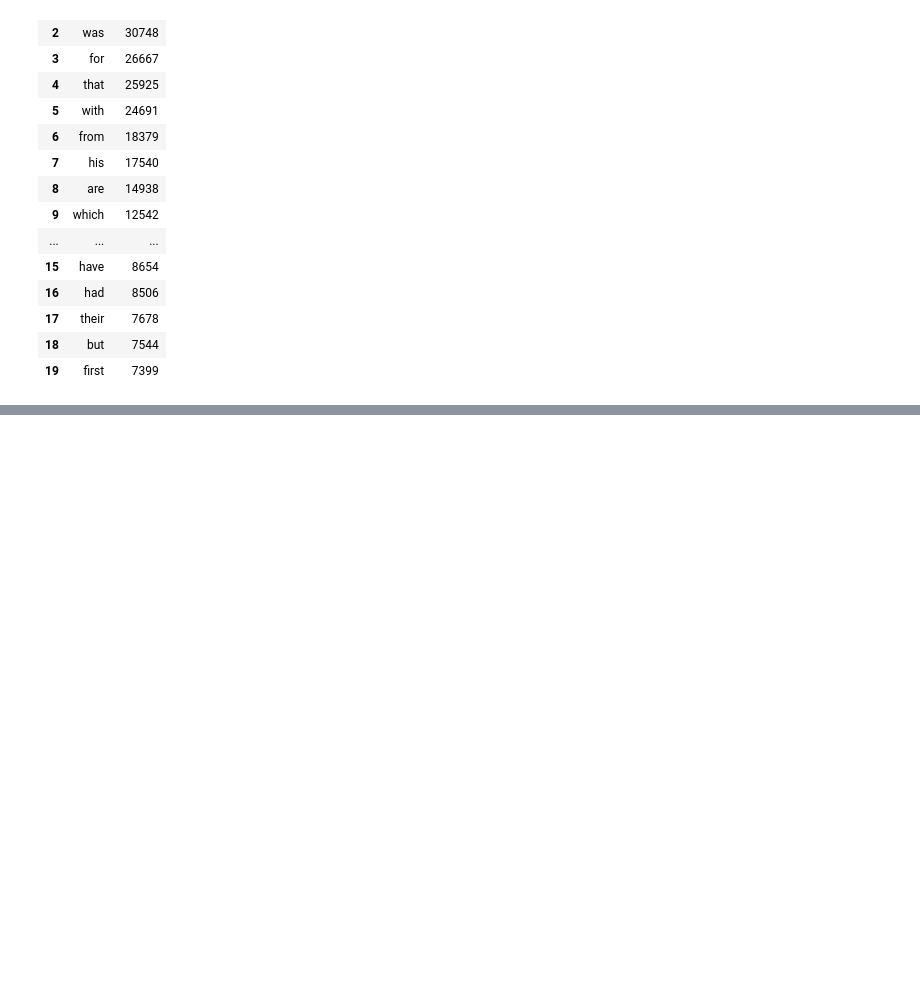
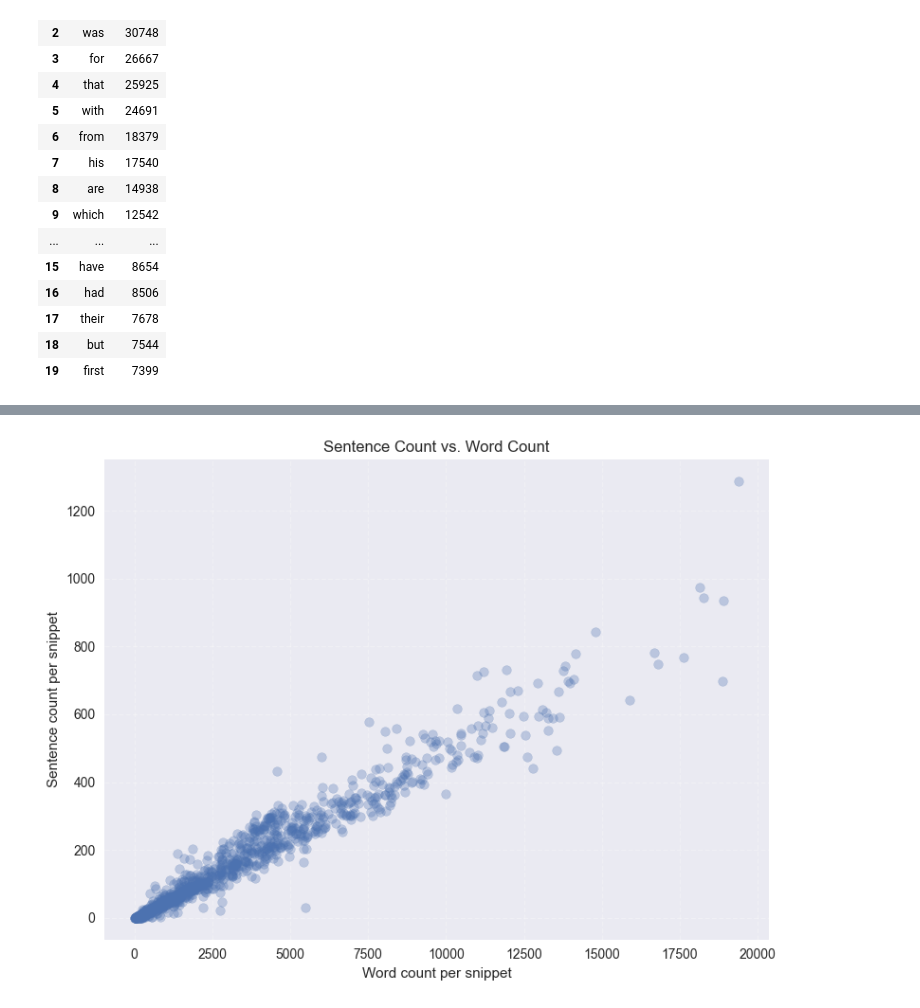
Before and after one commit to marcinleszczynski/swsn-contextual-augumentation-llm, a Jupyter notebook: data_analysis.ipynb, the cells around one changed output, grey strips where cells are left out. Drawn from its saved outputs; the diff is of its cells as text; code cells hidden in the pictures; blank space fills up the shorter version.

```diff
--- a/data_analysis.ipynb
+++ b/data_analysis.ipynb
@@ -129,0 +235,11 @@ Frequent content words: the, and, was, for, that
+# %%
+fig, ax = plt.subplots(figsize=(8, 6))
+ax.scatter(df["word_count"], df["sentence_count"], alpha=0.3, color="#4c72b0")
+ax.set_title("Sentence Count vs. Word Count")
+ax.set_xlabel("Word count per snippet")
+ax.set_ylabel("Sentence count per snippet")
+ax.grid(True, linestyle="--", alpha=0.3)
+plt.tight_layout()
+plt.show()
+# %% [output]
+[figure, added]
```
Also changed, not shown: parts of 10 cells of this notebook.
